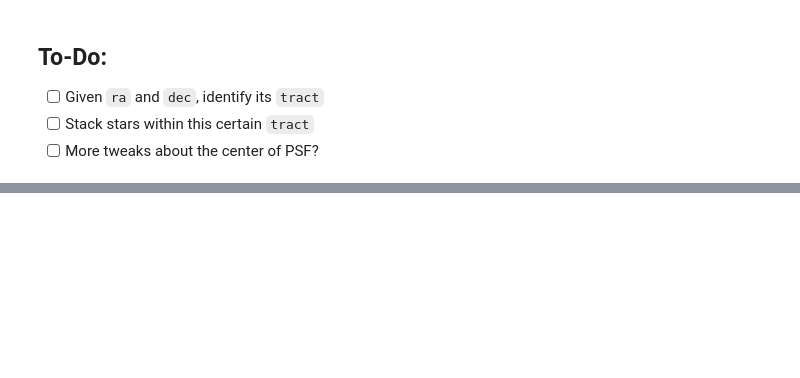
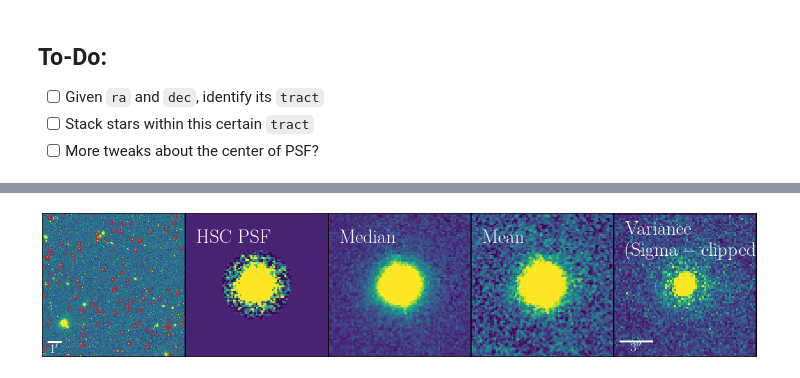
Before and after one commit to AstroJacobLi/HSC_stacking, a Jupyter notebook: PSF-stack.ipynb, the cells around one changed output, grey strips where cells are left out. Saved outputs shown, nothing was run; the diff lists cells and outputs as text; code cells hidden in the pictures; blank space fills up the shorter version.

```diff
--- a/PSF-stack.ipynb
+++ b/PSF-stack.ipynb
@@ -149,0 +136,23 @@ hsc_tricolor(obj_coor, redshift=obj['z_best'],
+# %%
+# Plot results
+fig, [ax1, ax2, ax3, ax4, ax5] = plt.subplots(1, 5, figsize=(20, 8))
+draw_rectangles(img, psf_cat, ax=ax1, colnames=['x', 'y'],
+                header=img_hdr, rectangle_size=[size, size],
+                scale_bar_length=61, scale_bar_y_offset=0.3)
+
+# Show HSC PSF
+psf_pad = np.zeros_like(median_psf)
+psf_pad[20:61, 20:61] = psf[:, 1:-1]
+display_multiple([np.nanmedian(stack_set, axis=0),
+                  np.nanmean(stack_set, axis=0),
+                  psf_pad],
+                 ax=[ax3, ax4, ax2], text=['Median', 'Mean', 'HSC\ PSF'], scale_bar=False)
+
+display_single(np.var(sigma_clip(stack_set, axis=0), axis=0), ax=ax5,
+               scale_bar_length=3, scale_bar_y_offset=0.3,
+               add_text='Variance}$\n $\mathrm{(Sigma-clipped)', text_y_offset=0.7)
+
+plt.subplots_adjust(wspace=0.0)
+plt.savefig('./stack_star.png', dpi=150, bbox_inches='tight')
+# %% [output]
+[figure, added]
```
Also changed, not shown: parts of 47 cells of this notebook, 3 other files.
